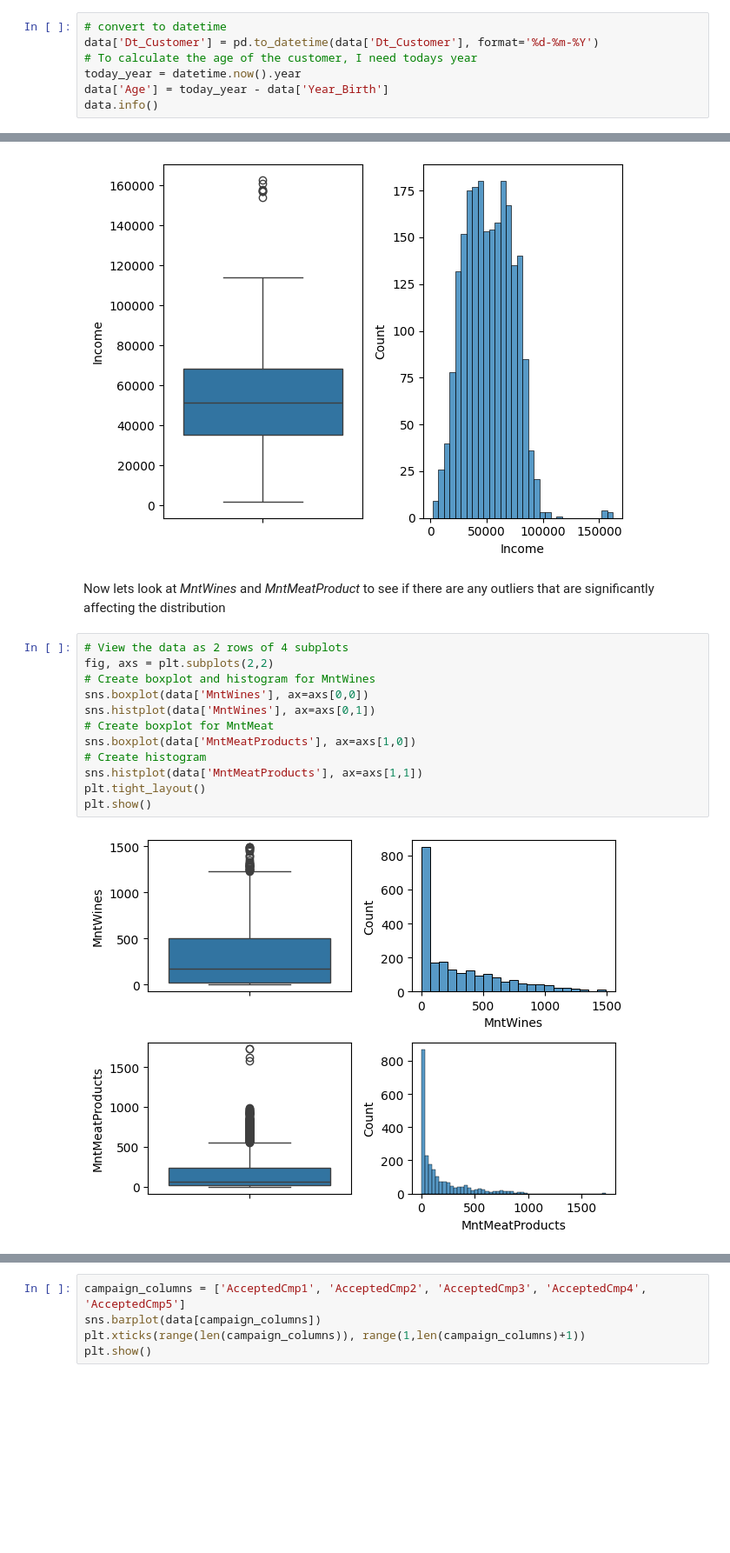
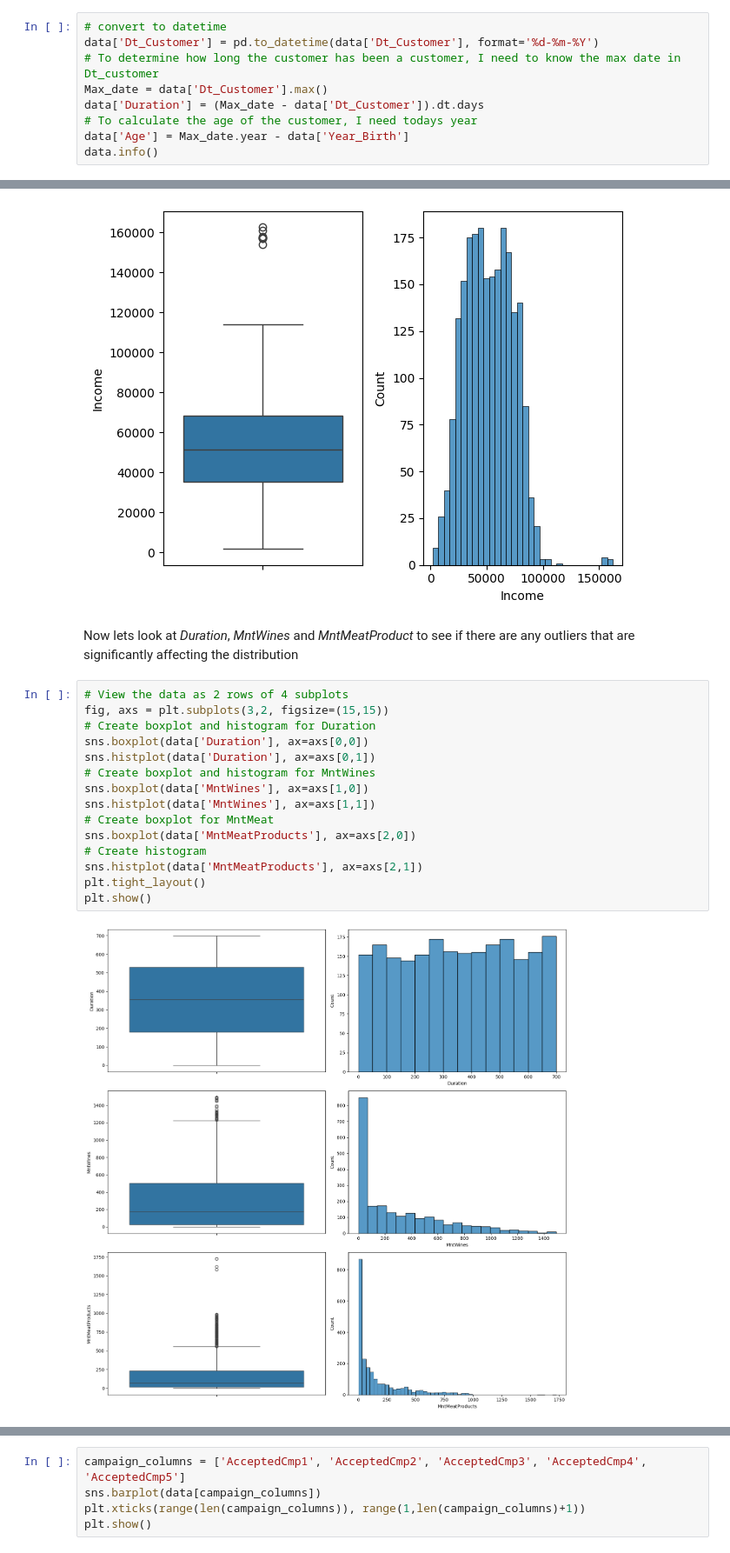
Before and after one commit to kymayodeji/marketing, a Jupyter notebook: cleaning_eda.ipynb, the cells around one changed output, grey strips where cells are left out. Shown at 87% size. Drawn from its saved outputs; the diff is of its cells as text; blank space fills up the shorter version.

Commit message:
added duration columns

```diff
--- a/cleaning_eda.ipynb
+++ b/cleaning_eda.ipynb
@@ -174,9 +147,11 @@ Name: count, Length: 662, dtype: int64
 # %%
 # convert to datetime
 data['Dt_Customer'] = pd.to_datetime(data['Dt_Customer'], format='%d-%m-%Y')
+# To determine how long the customer has been a customer, I need to know the max date in Dt_customer
+Max_date = data['Dt_Customer'].max()
+data['Duration'] = (Max_date - data['Dt_Customer']).dt.days
 # To calculate the age of the customer, I need todays year
-today_year = datetime.now().year
-data['Age'] = today_year - data['Year_Birth']
+data['Age'] = Max_date.year - data['Year_Birth']
 data.info()
 # %% [output]
 <class 'pandas.core.frame.DataFrame'>
@@ -270,19 +243,22 @@ plt.show()
 # %% [output]
 [figure]
 # %% [markdown]
-Now lets look at *MntWines* and *MntMeatProduct* to see if there are any outliers that are significantly affecting the distribution
+Now lets look at *Duration*, *MntWines* and *MntMeatProduct* to see if there are any outliers that are significantly affecting the distribution
 # %%
 # View the data as 2 rows of 4 subplots
-fig, axs = plt.subplots(2,2)
+fig, axs = plt.subplots(3,2, figsize=(15,15))
+# Create boxplot and histogram for Duration
+sns.boxplot(data['Duration'], ax=axs[0,0])
+sns.histplot(data['Duration'], ax=axs[0,1])
 # Create boxplot and histogram for MntWines
-sns.boxplot(data['MntWines'], ax=axs[0,0])
-sns.histplot(data['MntWines'], ax=axs[0,1])
+sns.boxplot(data['MntWines'], ax=axs[1,0])
+sns.histplot(data['MntWines'], ax=axs[1,1])
 # Create boxplot for MntMeat
-sns.boxplot(data['MntMeatProducts'], ax=axs[1,0])
+sns.boxplot(data['MntMeatProducts'], ax=axs[2,0])
 # Create histogram
-sns.histplot(data['MntMeatProducts'], ax=axs[1,1])
+sns.histplot(data['MntMeatProducts'], ax=axs[2,1])
 plt.tight_layout()
 plt.show()
 # %% [output]
-[figure, old version]
+[figure, new version]
 # %% [markdown]
```
Also changed, not shown: parts of 33 cells of this notebook, 1 other file.
